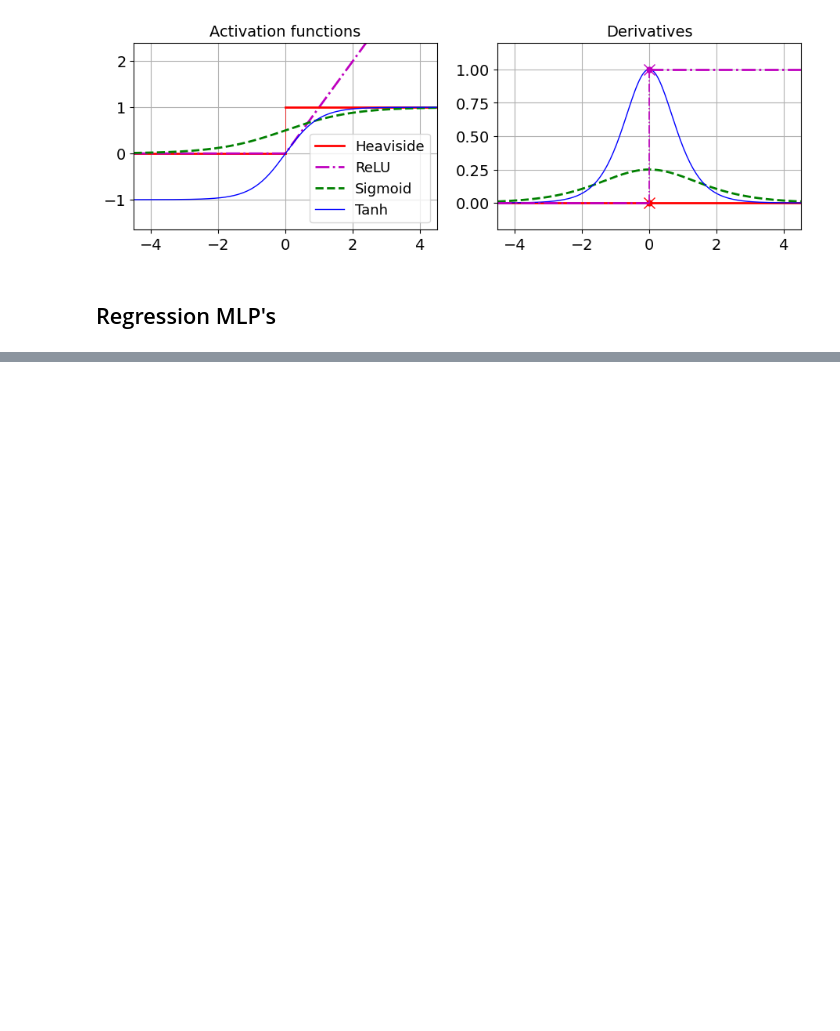
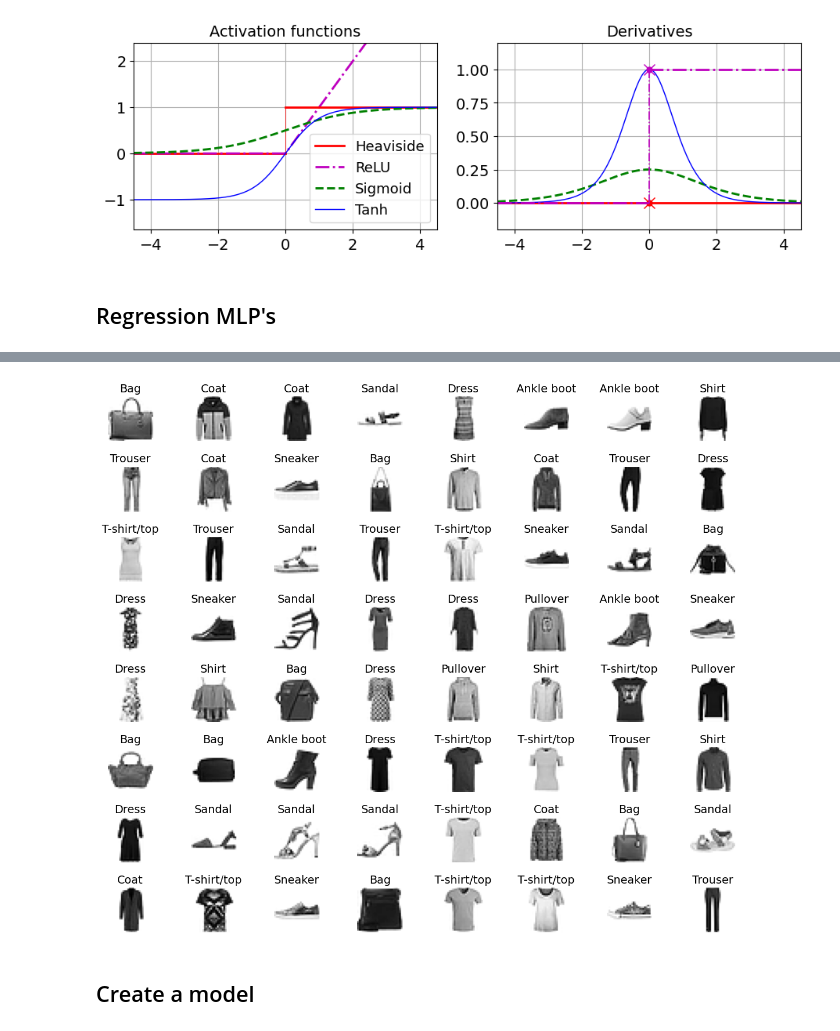
Before and after one commit to Aabi0207/MachineLearning, a Jupyter notebook: Neural Network/introduction_to_neural_networks.ipynb, the cells around one changed output, grey strips where cells are left out. Saved outputs shown, nothing was run; the diff lists cells and outputs as text; code cells hidden in the pictures; blank space fills up the shorter version.

```diff
--- a/Neural Network/introduction_to_neural_networks.ipynb
+++ b/Neural Network/introduction_to_neural_networks.ipynb
@@ -110,0 +185,18 @@ URLError: <urlopen error [Errno 11001] getaddrinfo failed>
+# %%
+class_names = ["T-shirt/top", "Trouser", "Pullover", "Dress", "Coat",
+               "Sandal", "Shirt", "Sneaker", "Bag", "Ankle boot"]
+# %%
+fig, axs = plt.subplots(8, 8, figsize=(12, 10))
+
+for i, ax in enumerate(axs.flatten()):
+    rand_int = np.random.randint(0, 55000)
+    ax.imshow(X_train[rand_int], cmap="binary")
+    ax.axis("off")
+    ax.set_title(class_names[y_train[rand_int]])
+
+plt.axis("off")
+plt.tight_layout()
+# %% [output]
+[figure, added]
+# %% [markdown]
+## Create a model
```
Also changed, not shown: parts of 92 cells of this notebook.
